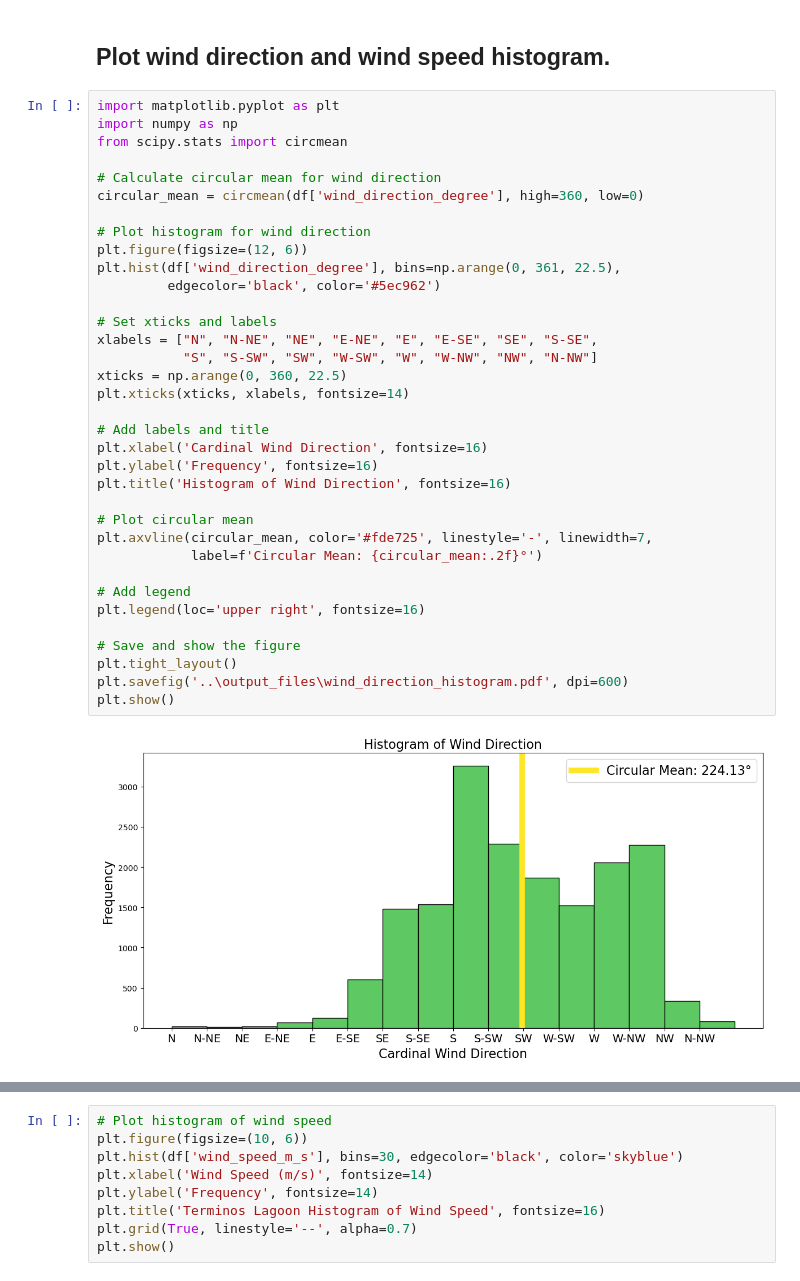
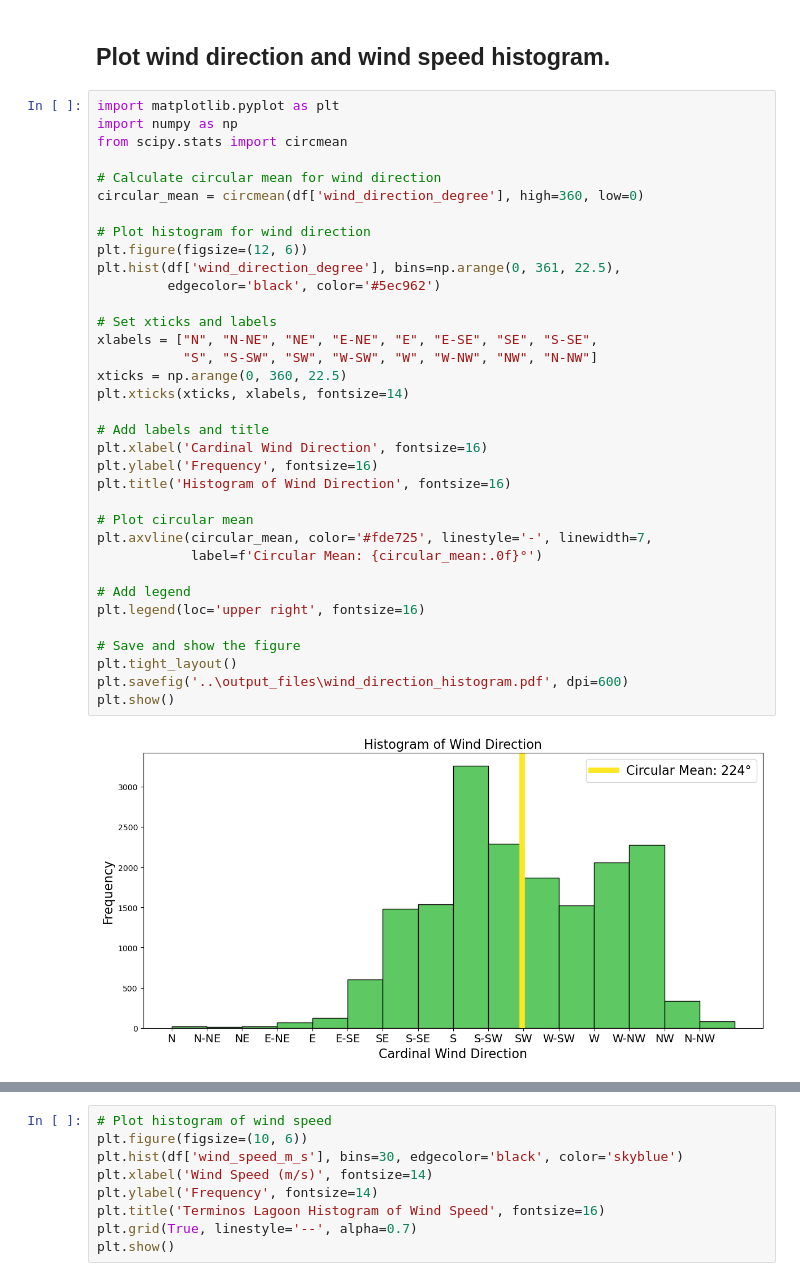
Before and after one commit to gilbertoCM/terminosWaterAge, a Jupyter notebook: scripts/Terminos_wind_analysis.ipynb, the cells around one changed output, grey strips where cells are left out. Cells and saved outputs as stored; diff of their text form.

```diff
--- a/scripts/Terminos_wind_analysis.ipynb
+++ b/scripts/Terminos_wind_analysis.ipynb
@@ -63,35 +62,35 @@ from scipy.stats import circmean
 # Calculate circular mean for wind direction
 circular_mean = circmean(df['wind_direction_degree'], high=360, low=0)
 
 # Plot histogram for wind direction
 plt.figure(figsize=(12, 6))
 plt.hist(df['wind_direction_degree'], bins=np.arange(0, 361, 22.5),
          edgecolor='black', color='#5ec962')
 
 # Set xticks and labels
 xlabels = ["N", "N-NE", "NE", "E-NE", "E", "E-SE", "SE", "S-SE",
            "S", "S-SW", "SW", "W-SW", "W", "W-NW", "NW", "N-NW"]
 xticks = np.arange(0, 360, 22.5)
 plt.xticks(xticks, xlabels, fontsize=14)
 
 # Add labels and title
 plt.xlabel('Cardinal Wind Direction', fontsize=16)
 plt.ylabel('Frequency', fontsize=16)
 plt.title('Histogram of Wind Direction', fontsize=16)
 
 # Plot circular mean
 plt.axvline(circular_mean, color='#fde725', linestyle='-', linewidth=7,
-            label=f'Circular Mean: {circular_mean:.2f}°')
+            label=f'Circular Mean: {circular_mean:.0f}°')
 
 # Add legend
 plt.legend(loc='upper right', fontsize=16)
 
 # Save and show the figure
 plt.tight_layout()
 plt.savefig('..\output_files\wind_direction_histogram.pdf', dpi=600)
 plt.show()
 # %% [output]
-[figure, old version]
+[figure, new version]
 # %%
 # To calculate circular statistics,
 from scipy.stats import circmean,  circstd
```
Also changed, not shown: parts of 3 cells of this notebook, 11 other files.
